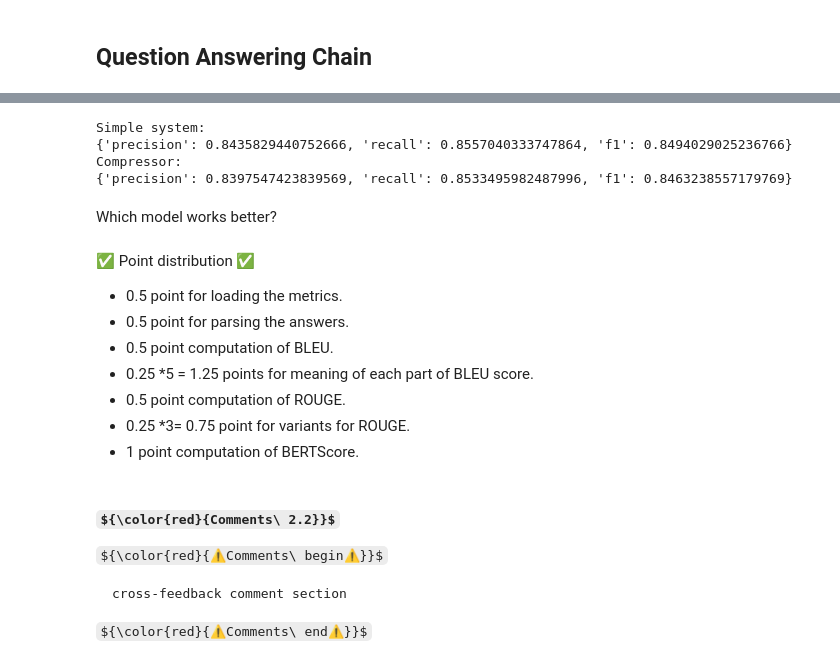
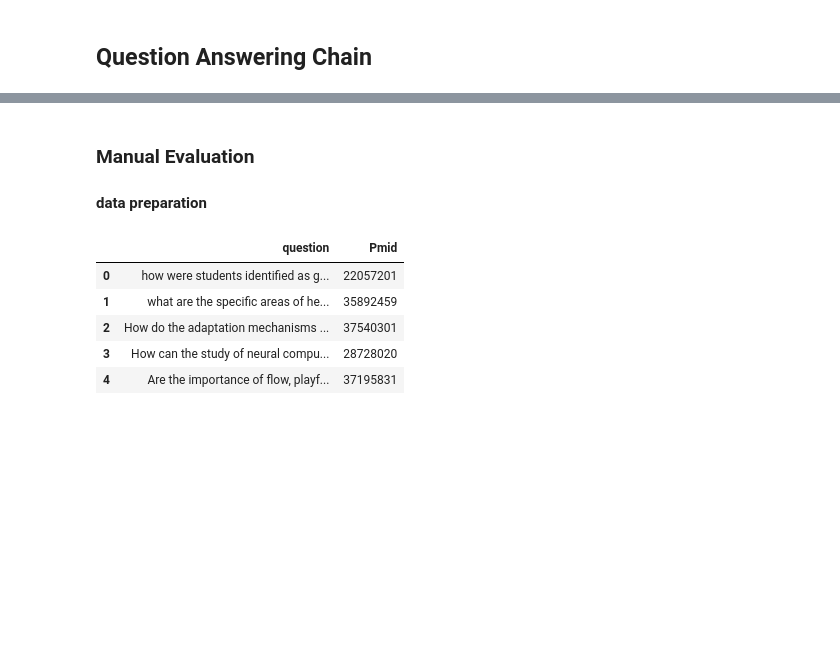
Before and after one commit to QA-system/QA-System-on-PubMed-INLPT-WS2023, a Jupyter notebook: RAG.ipynb, the cells around one changed output, grey strips where cells are left out. Cells and saved outputs as stored; diff of their text form; code cells hidden in the pictures; some formulas as TeX source; blank space fills up the shorter version.

Commit message:
[Qiaowen]automatic metrics evaluation

````diff
--- a/RAG.ipynb
+++ b/RAG.ipynb
@@ -578,45 +594,15 @@ ROUGE measures the similarity between the machine-generated summary and the refe
-# %%
-import numpy as np
-### your code ###
-bertscore_simple = bertscore.compute(predictions=simple_answers, references=answers_merged, lang="en")
-bertscore_compressor = bertscore.compute(predictions=compressor_answers, references=answers_merged, lang="en")
-bertscore_simple_averaged={}
-bertscore_compressor_averaged={}
-for key in bertscore_simple.keys():
-  if key!='hashcode':
-    bertscore_simple_averaged[key]=np.mean(bertscore_simple[key])
-    bertscore_compressor_averaged[key]=np.mean(bertscore_compressor[key])
-
-### your code ###
-print("Simple system:")
-print(bertscore_simple_averaged)
-print("Compressor:")
-print(bertscore_compressor_averaged)
-# %% [output]
-Simple system:
-{'precision': 0.8435829440752666, 'recall': 0.8557040333747864, 'f1': 0.8494029025236766}
-Compressor:
-{'precision': 0.8397547423839569, 'recall': 0.8533495982487996, 'f1': 0.8463238557179769}
-# %% [markdown]
-Which model works better?
-# %% [markdown]
-✅ Point distribution ✅
-- 0.5 point for loading the metrics.
-- 0.5 point for parsing the answers.
-- 0.5 point computation of BLEU.
-- 0.25 *5 = 1.25 points for meaning of each part of BLEU score.
-- 0.5 point computation of ROUGE.
-- 0.25 *3= 0.75 point for variants for ROUGE.
-- 1 point computation of BERTScore.
-# %% [markdown]
-#### ${\color{red}{Comments\ 2.2}}$
-
-${\color{red}{⚠️Comments\ begin⚠️}}$
-
-
-```
-cross-feedback comment section
-```
-
-
-${\color{red}{⚠️Comments\ end⚠️}}$
+# %% [markdown]
+### Manual Evaluation
+
+#### data preparation
+# %%
+import pandas as pd
+questions = pd.read_excel('questions.xlsx')
+questions.head()
+# %% [output]
+|  | question | Pmid |
+| 0 | how were students identified as g... | 22057201 |
+| 1 | what are the specific areas of he... | 35892459 |
+| 2 | How do the adaptation mechanisms ... | 37540301 |
+| 3 | How can the study of neural compu... | 28728020 |
+| 4 | Are the importance of flow, playf... | 37195831 |
````
Also changed, not shown: parts of 68 cells of this notebook, 14 other files.
